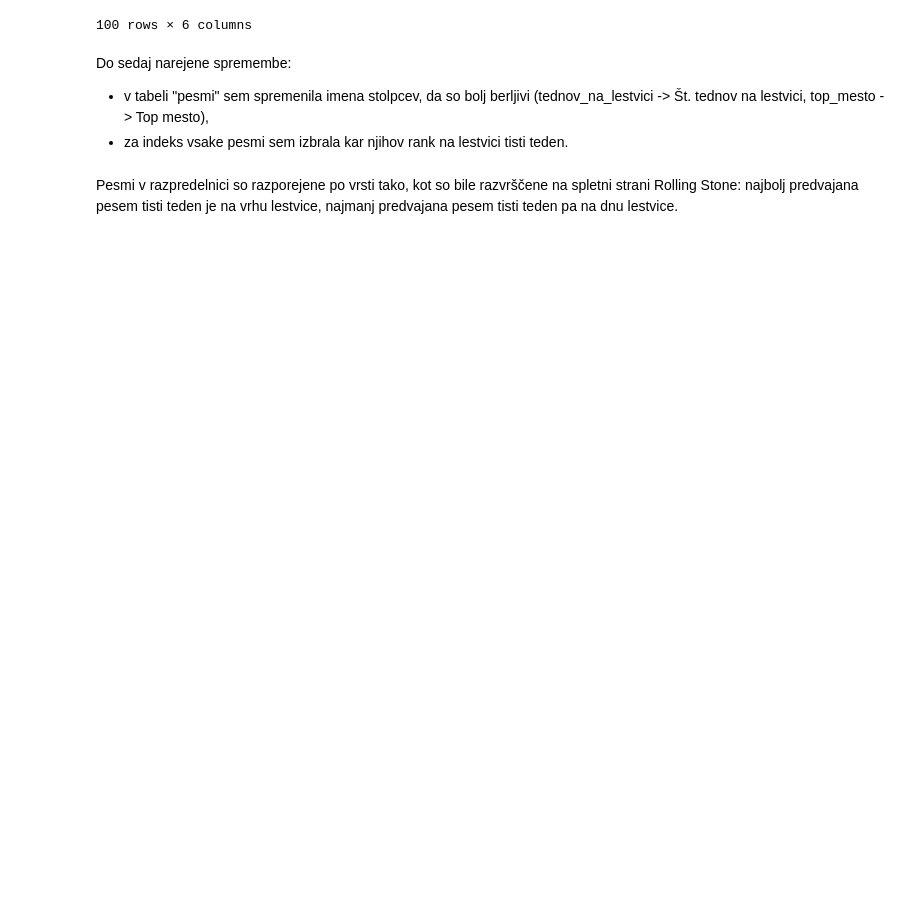
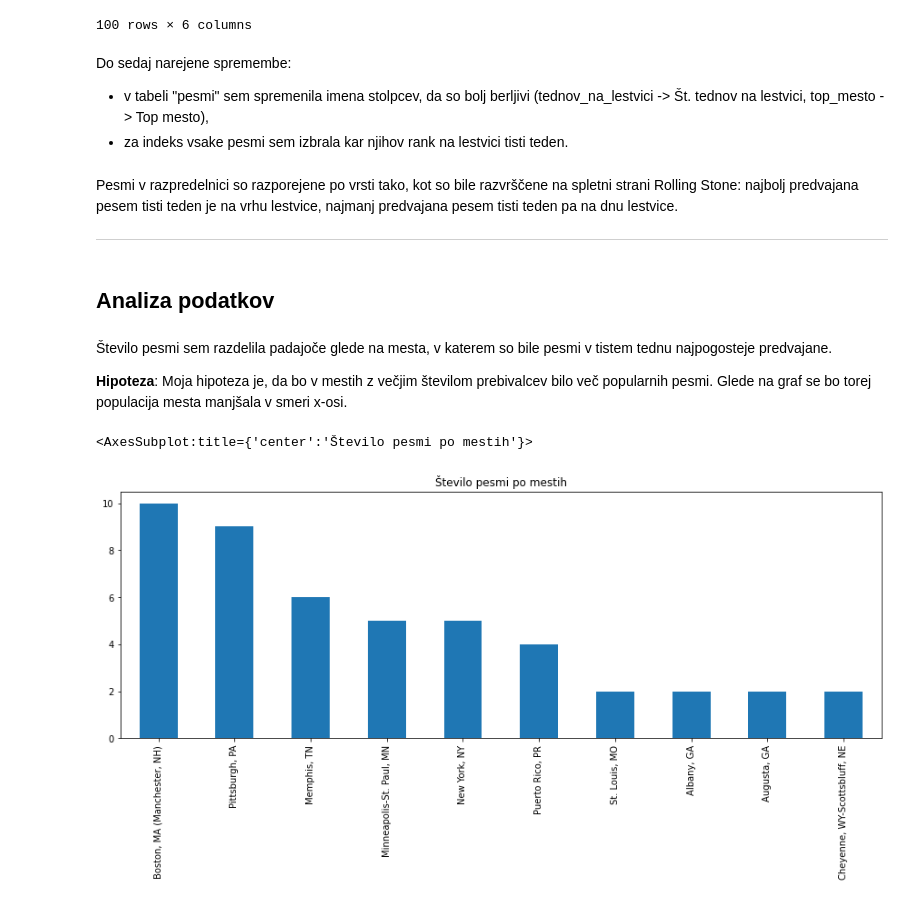
Before and after one commit to tej-boop/analiza-podatkov-rollingstone, a Jupyter notebook: analiza-podatkov.ipynb, the cells around one changed output. Drawn from its saved outputs; the diff is of its cells as text; code cells hidden in the pictures; blank space fills up the shorter version.

Commit message:
delno dokončana analiza podatkov pt.2

```diff
--- a/analiza-podatkov.ipynb
+++ b/analiza-podatkov.ipynb
@@ -57,3 +57,18 @@ Do sedaj narejene spremembe:
 # %% [markdown]
 Pesmi v razpredelnici so razporejene po vrsti tako, kot so bile razvrščene na spletni strani Rolling Stone: najbolj predvajana pesem tisti teden
 je na vrhu lestvice, najmanj predvajana pesem tisti teden pa na dnu lestvice.
+
+---
+# %% [markdown]
+## Analiza podatkov
+# %% [markdown]
+Število pesmi sem razdelila padajoče glede na mesta, v katerem so bile pesmi v tistem tednu najpogosteje predvajane.
+
+**Hipoteza**: Moja hipoteza je, da bo v mestih z večjim številom prebivalcev bilo več popularnih pesmi. Glede na graf se bo
+torej populacija mesta manjšala v smeri x-osi.
+# %%
+stevec_mest = pesmi["Top mesto"].value_counts()
+stevec_mest[:10].plot.bar(figsize = (15, 5), title = "Število pesmi po mestih")
+# %% [output]
+<AxesSubplot:title={'center':'Število pesmi po mestih'}>
+[figure, added]
```
Also changed, not shown: parts of 8 cells of this notebook.
